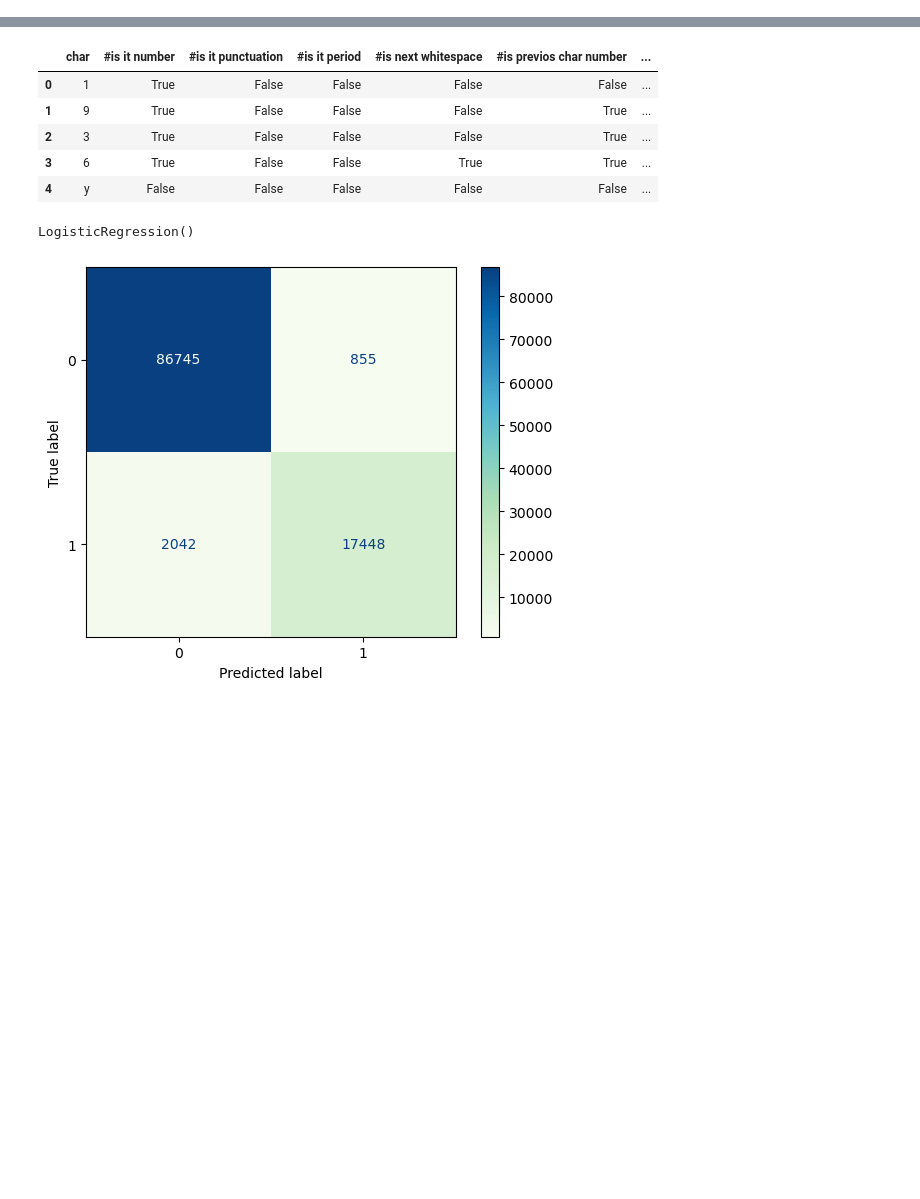
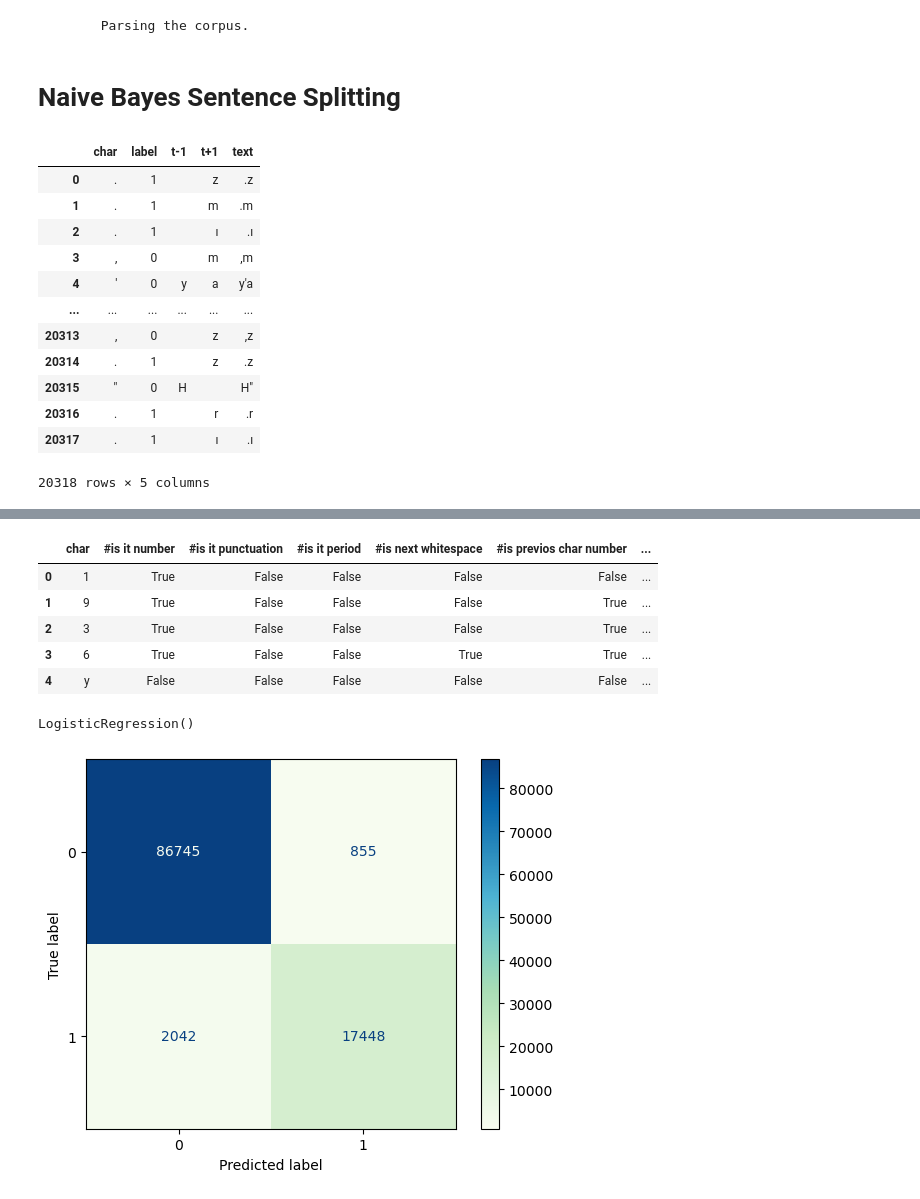
Before and after one commit to GoktugOcal/nlp-preprocessing-toolbox, a Jupyter notebook: logres.ipynb, the cells around one changed output, grey strips where cells are left out. Saved outputs shown, nothing was run; the diff lists cells and outputs as text; code cells hidden in the pictures; blank space fills up the shorter version.

Commit message:
naive bayes sentence splitter

```diff
--- a/logres.ipynb
+++ b/logres.ipynb
@@ -10,2 +14,20 @@ from nlp_preprocessing_toolbox.helper import __fixation, tokenizer_load_and_pars
 # %%
-df_raw = tokenizer_load_and_parse_corpus()
+df_raw = sentence_splitter_load_and_parse_corpus()
+# %% [output]
+        Parsing the corpus.
+# %% [markdown]
+# Naive Bayes Sentence Splitting
+# %%
+time_lags = [-1,+1]
+
+for col in time_lags:
+    if col >= 0: df_raw["t+"+str(col)] = df_raw.char.shift(col)
+    else: df_raw["t"+str(col)] = df_raw.char.shift(col)
+
+df_raw = df_raw.dropna()
+
+for col in time_lags:
+    if col >= 0: df_raw["t+"+str(col)] = df_raw["t+"+str(col)].astype(str)
+    else: df_raw["t"+str(col)] = df_raw["t"+str(col)].astype(str)
+
+df_raw["char"] = df_raw["char"].astype(str)
@@ -11,0 +42,17 @@ df_raw = tokenizer_load_and_parse_corpus()
+# %%
+punc_df = df_raw[df_raw["char"].isin(list(string.punctuation))].reset_index(drop=True)
+punc_df
+# %% [output]
+|  | char | label | t-1 | t+1 | text |
+| 0 | . | 1 |  | z | .z |
+| 1 | . | 1 |  | m | .m |
+| 2 | . | 1 |  | ı | .ı |
+| 3 | , | 0 |  | m | ,m |
+| 4 | ' | 0 | y | a | y'a |
+| ... | ... | ... | ... | ... | ... |
+| 20313 | , | 0 |  | z | ,z |
+| 20314 | . | 1 |  | z | .z |
+| 20315 | " | 0 | H |  | H" |
+| 20316 | . | 1 |  | r | .r |
+| 20317 | . | 1 |  | ı | .ı |
+20318 rows × 5 columns
```
Also changed, not shown: parts of 15 cells of this notebook, 5 other files.
